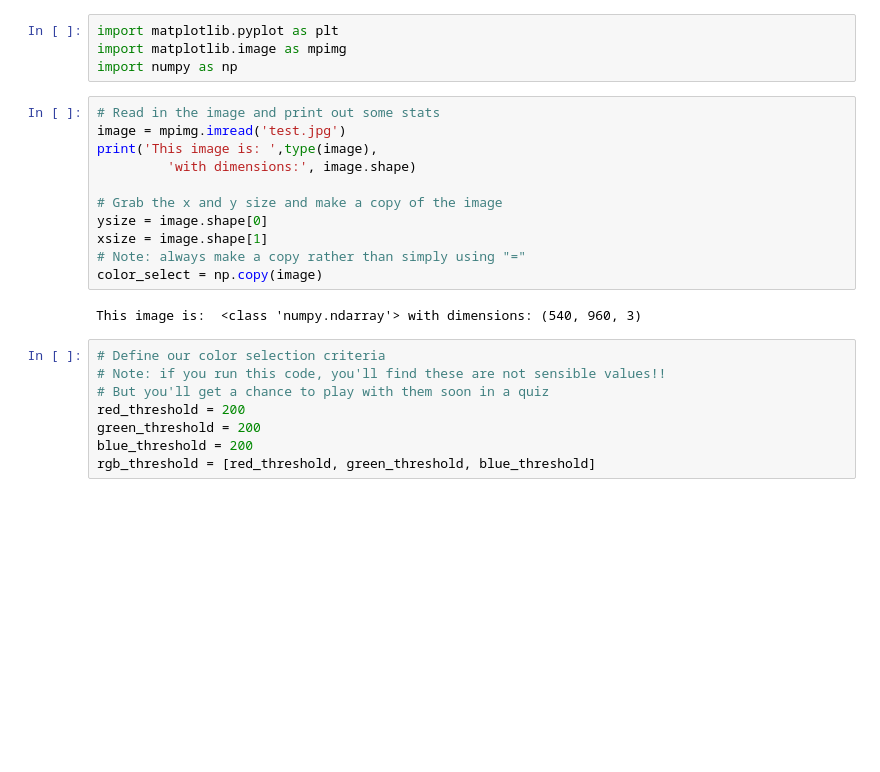
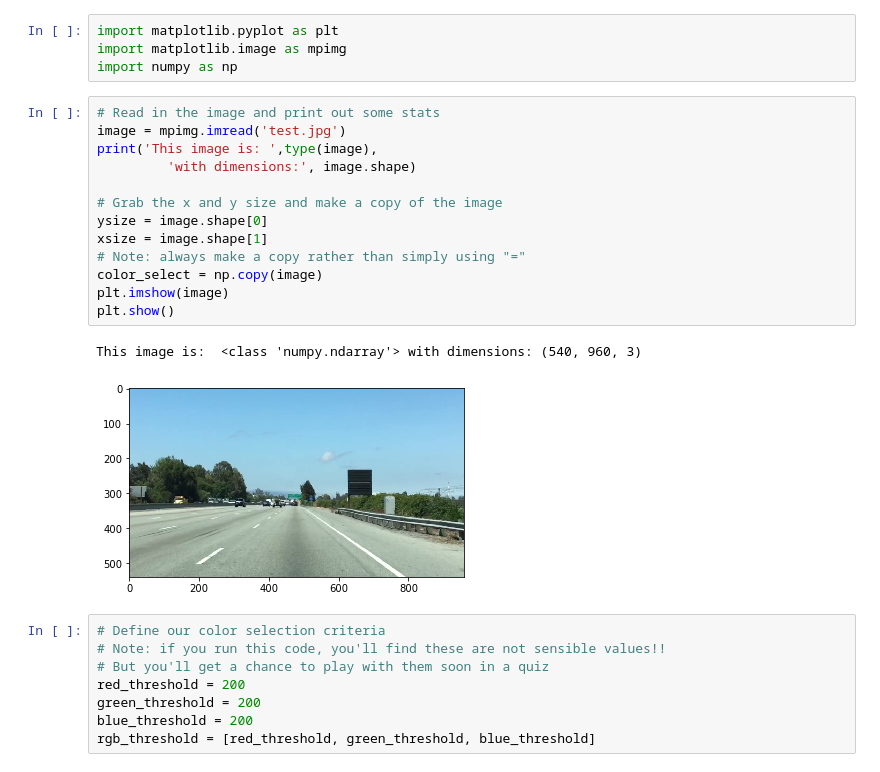
Before and after one commit to falangjoe/deep-learning, a Jupyter notebook: self-driving/ColorSelection.ipynb, the cells around one changed output. Saved outputs shown, nothing was run; the diff lists cells and outputs as text; blank space fills up the shorter version.

```diff
--- a/self-driving/ColorSelection.ipynb
+++ b/self-driving/ColorSelection.ipynb
@@ -5,16 +5,19 @@ import numpy as np
 # %%
 # Read in the image and print out some stats
 image = mpimg.imread('test.jpg')
 print('This image is: ',type(image),
          'with dimensions:', image.shape)
 
 # Grab the x and y size and make a copy of the image
 ysize = image.shape[0]
 xsize = image.shape[1]
 # Note: always make a copy rather than simply using "="
 color_select = np.copy(image)
+plt.imshow(image)
+plt.show()
 # %% [output]
 This image is:  <class 'numpy.ndarray'> with dimensions: (540, 960, 3)
+[figure, added]
 # %%
 # Define our color selection criteria
 # Note: if you run this code, you'll find these are not sensible values!!
```
Also changed, not shown: parts of 2 cells of this notebook, 1 other file.
